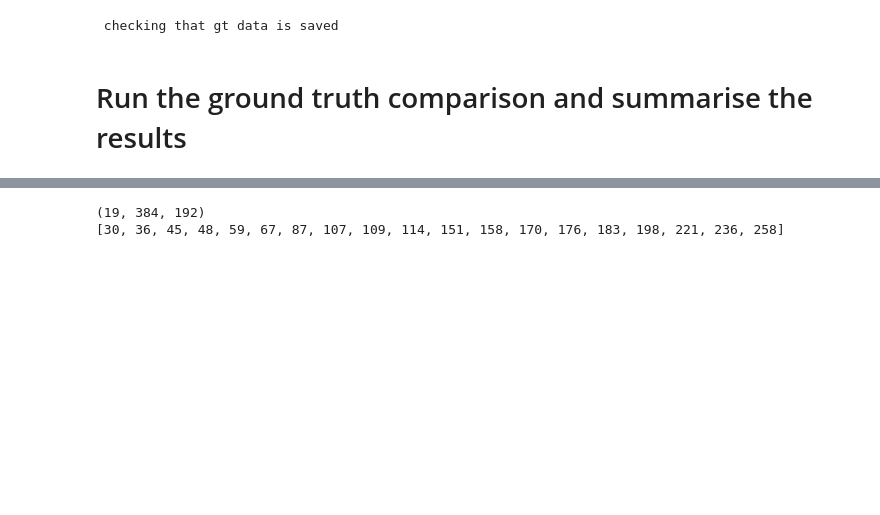
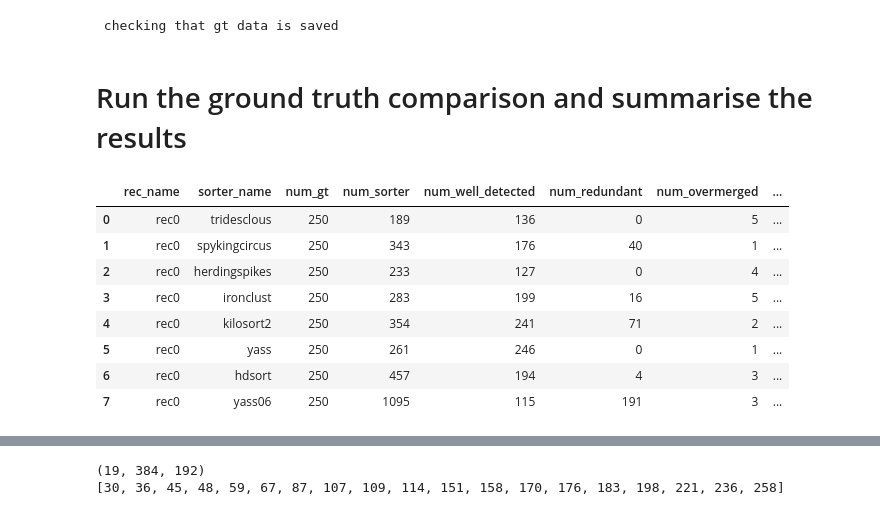
Before and after one commit to catubc/spikeinterface_yass, a Jupyter notebook: process_eLife_dataset.ipynb, the cells around one changed output, grey strips where cells are left out. Cells and saved outputs as stored; diff of their text form; code cells hidden in the pictures; blank space fills up the shorter version.

```diff
--- a/process_eLife_dataset.ipynb
+++ b/process_eLife_dataset.ipynb
@@ -153,6 +155,18 @@ study.run_comparisons(exhaustive_gt=True,
 #
 comparisons = study.comparisons
 dataframes = study.aggregate_dataframes()
+# %%
+dataframes['count_units']
+# %% [output]
+|  | rec_name | sorter_name | num_gt | num_sorter | num_well_detected | num_redundant | num_overmerged | ... |
+| 0 | rec0 | tridesclous | 250 | 189 | 136 | 0 | 5 | ... |
+| 1 | rec0 | spykingcircus | 250 | 343 | 176 | 40 | 1 | ... |
+| 2 | rec0 | herdingspikes | 250 | 233 | 127 | 0 | 4 | ... |
+| 3 | rec0 | ironclust | 250 | 283 | 199 | 16 | 5 | ... |
+| 4 | rec0 | kilosort2 | 250 | 354 | 241 | 71 | 2 | ... |
+| 5 | rec0 | yass | 250 | 261 | 246 | 0 | 1 | ... |
+| 6 | rec0 | hdsort | 250 | 457 | 194 | 4 | 3 | ... |
+| 7 | rec0 | yass06 | 250 | 1095 | 115 | 191 | 3 | ... |
 # %%
 ######################################################
 ########### GET PTPS OF ALL SORTED UNITS #############
```
Also changed, not shown: parts of 6 cells of this notebook.
